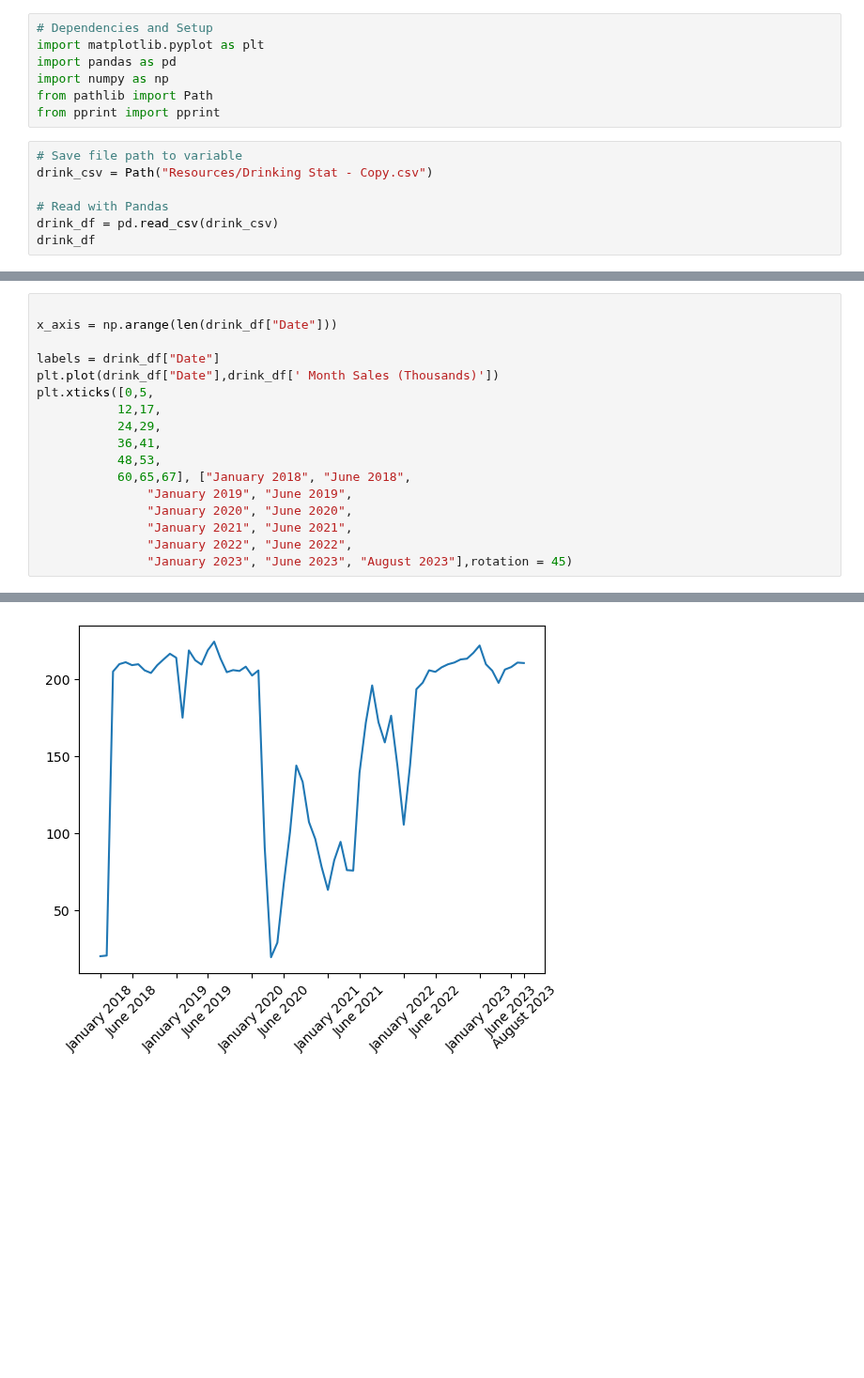
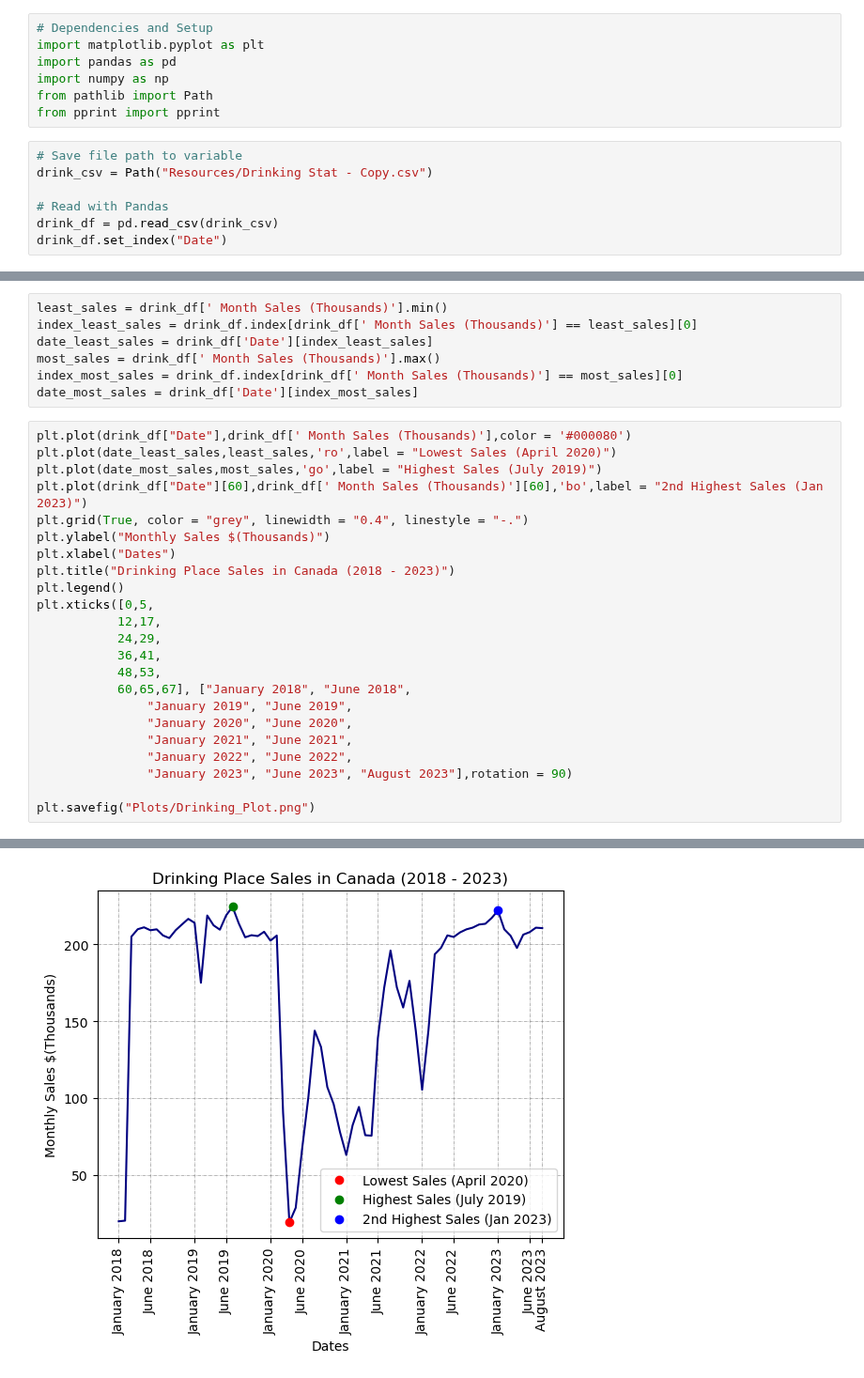
Before and after one commit to AleMori22/Project_1_repo, a Jupyter notebook: Drink Place Plot.ipynb, the cells around one changed output, grey strips where cells are left out. Shown at 94% size. Saved outputs shown, nothing was run; the diff lists cells and outputs as text; blank space fills up the shorter version.

Commit message:
Big Update
Cleaned all the code in the repository and organized it as well. Now includes Folders for Plots, CSV and Resources.
Also has code that utilizes Google Places API.

```diff
--- a/Drink Place Plot.ipynb
+++ b/Drink Place Plot.ipynb
@@ -11,5 +11,5 @@ drink_csv = Path("Resources/Drinking Stat - Copy.csv")
 
 # Read with Pandas
 drink_df = pd.read_csv(drink_csv)
-drink_df
+drink_df.set_index("Date")
 # %% [output]
@@ -29,9 +30,20 @@ drink_df
+# %%
+least_sales = drink_df[' Month Sales (Thousands)'].min()
+index_least_sales = drink_df.index[drink_df[' Month Sales (Thousands)'] == least_sales][0]
+date_least_sales = drink_df['Date'][index_least_sales]
+most_sales = drink_df[' Month Sales (Thousands)'].max()
+index_most_sales = drink_df.index[drink_df[' Month Sales (Thousands)'] == most_sales][0]
+date_most_sales = drink_df['Date'][index_most_sales]
 # %%
-
-x_axis = np.arange(len(drink_df["Date"]))
-
-labels = drink_df["Date"]
-plt.plot(drink_df["Date"],drink_df[' Month Sales (Thousands)'])
+plt.plot(drink_df["Date"],drink_df[' Month Sales (Thousands)'],color = '#000080')
+plt.plot(date_least_sales,least_sales,'ro',label = "Lowest Sales (April 2020)")
+plt.plot(date_most_sales,most_sales,'go',label = "Highest Sales (July 2019)")
+plt.plot(drink_df["Date"][60],drink_df[' Month Sales (Thousands)'][60],'bo',label = "2nd Highest Sales (Jan 2023)")
+plt.grid(True, color = "grey", linewidth = "0.4", linestyle = "-.")
+plt.ylabel("Monthly Sales $(Thousands)")
+plt.xlabel("Dates")
+plt.title("Drinking Place Sales in Canada (2018 - 2023)")
+plt.legend()
 plt.xticks([0,5,
            12,17,
            24,29,
@@ -42,5 +54,7 @@ plt.xticks([0,5,
                "January 2020", "June 2020",
                "January 2021", "June 2021",
                "January 2022", "June 2022",
-               "January 2023", "June 2023", "August 2023"],rotation = 45)
+               "January 2023", "June 2023", "August 2023"],rotation = 90)
+
+plt.savefig("Plots/Drinking_Plot.png")
 # %% [output]
@@ -64 +61 @@ plt.xticks([0,5,
-[figure, old version]
+[figure, new version]
```
Also changed, not shown: parts of 4 cells of this notebook, 13 other files.
